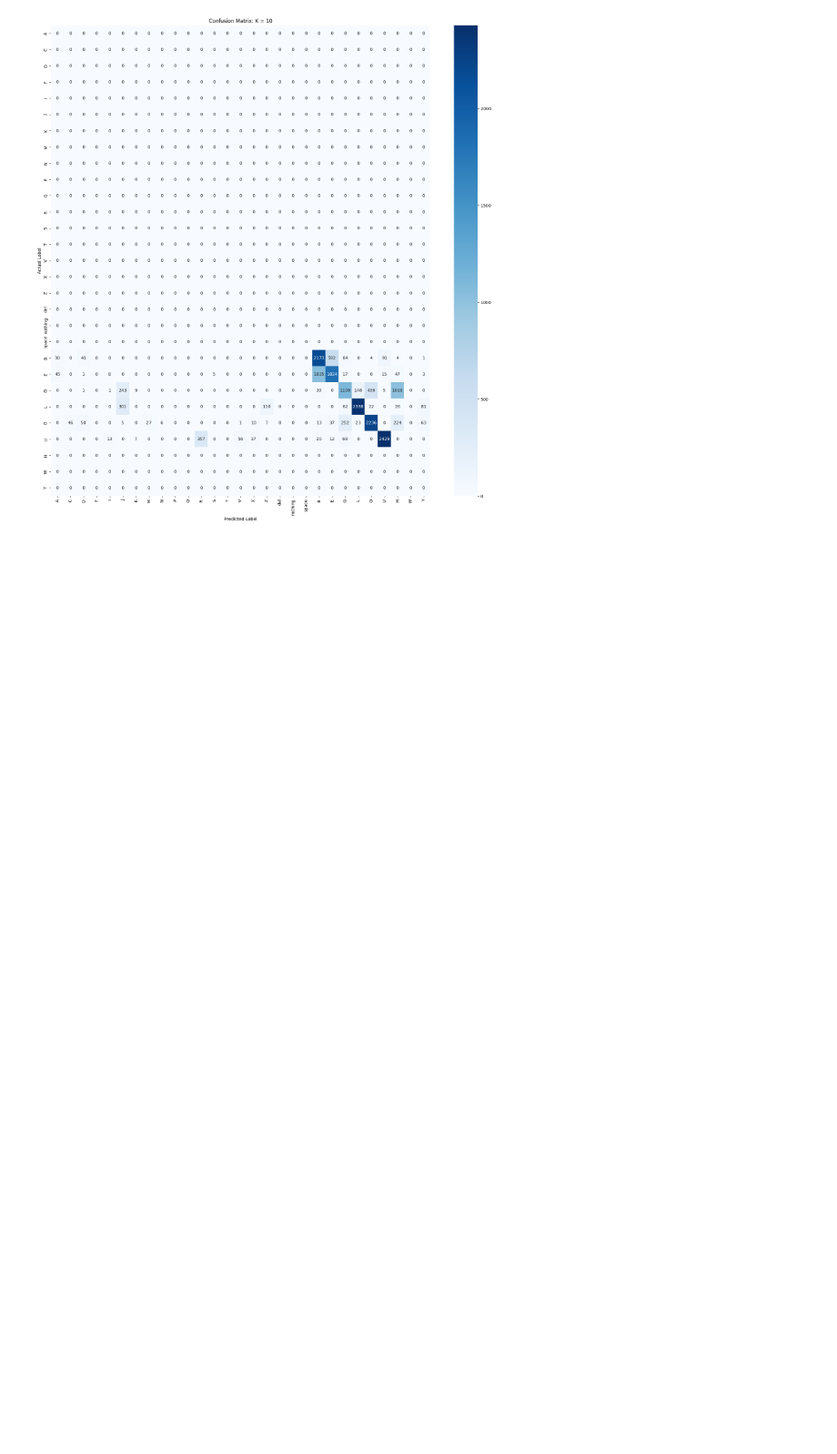
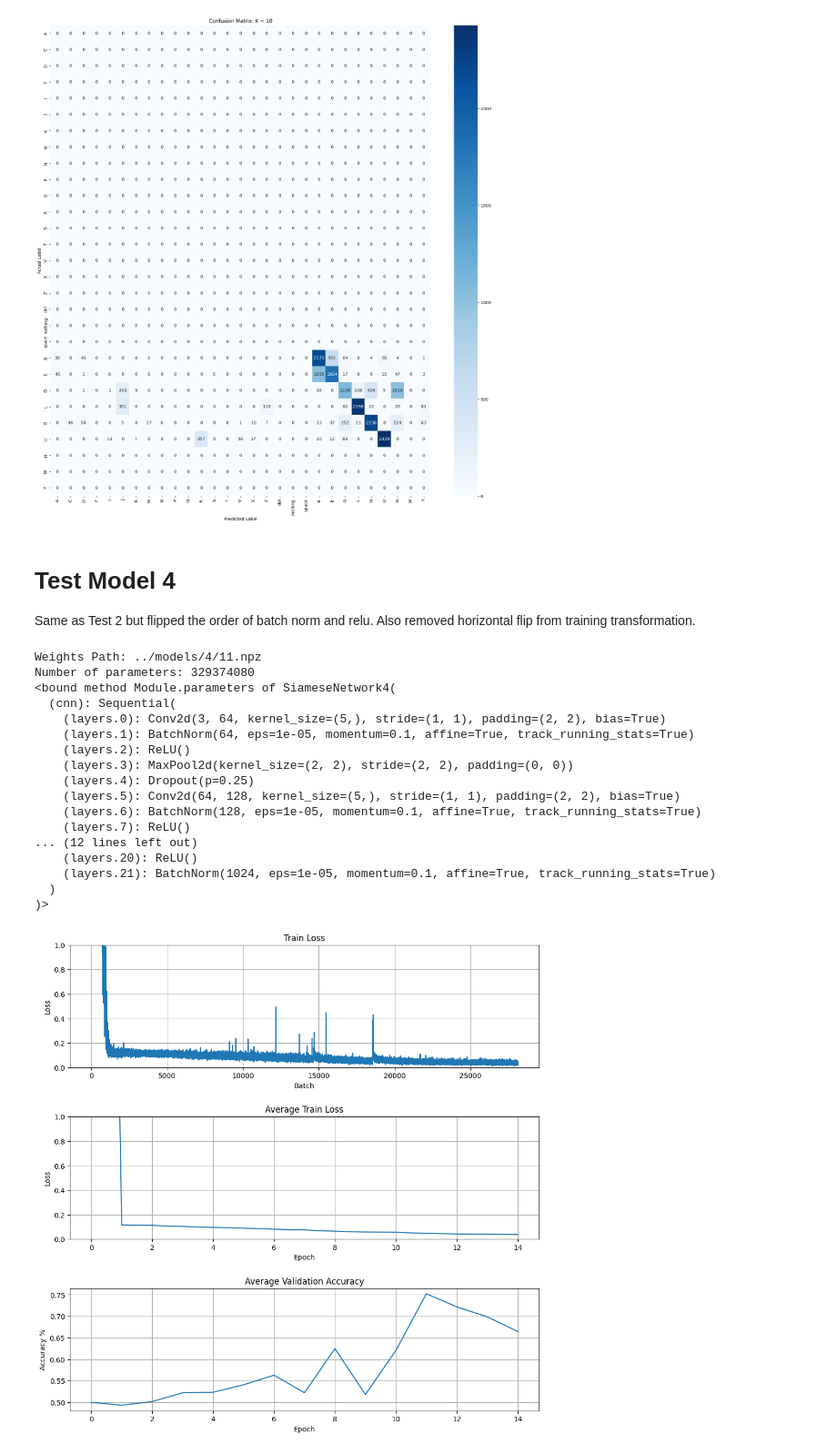
Before and after one commit to jbuch808/mlx-siamese, a Jupyter notebook: demos/Test_Models.ipynb, the cells around one changed output. Shown at 91% size. Drawn from its saved outputs; the diff is of its cells as text; code cells hidden in the pictures; blank space fills up the shorter version.

```diff
--- a/demos/Test_Models.ipynb
+++ b/demos/Test_Models.ipynb
@@ -187,3 +187,30 @@ plot_confusion(cm10, 'K = 10', cm_labels10)
 [figure]
 [figure]
 [figure]
+# %% [markdown]
+# Test Model 4
+Same as Test 2 but flipped the order of batch norm and relu. Also removed horizontal flip from training transformation.
+# %%
+# Load Model
+model = get_siamese_model(4)
+model_path = '../models/4'
+model = load_model(model, model_path)
+# %% [output]
+Weights Path: ../models/4/11.npz
+Number of parameters: 329374080
+<bound method Module.parameters of SiameseNetwork4(
+  (cnn): Sequential(
+    (layers.0): Conv2d(3, 64, kernel_size=(5,), stride=(1, 1), padding=(2, 2), bias=True)
+    (layers.1): BatchNorm(64, eps=1e-05, momentum=0.1, affine=True, track_running_stats=True)
+    (layers.2): ReLU()
+    (layers.3): MaxPool2d(kernel_size=(2, 2), stride=(2, 2), padding=(0, 0))
+    (layers.4): Dropout(p=0.25)
+    (layers.5): Conv2d(64, 128, kernel_size=(5,), stride=(1, 1), padding=(2, 2), bias=True)
+    (layers.6): BatchNorm(128, eps=1e-05, momentum=0.1, affine=True, track_running_stats=True)
+    (layers.7): ReLU()
+... (12 lines left out)
+    (layers.20): ReLU()
+    (layers.21): BatchNorm(1024, eps=1e-05, momentum=0.1, affine=True, track_running_stats=True)
+  )
+)>
+[figure, added]
```
Also changed, not shown: parts of 3 cells of this notebook, 6 other files.
